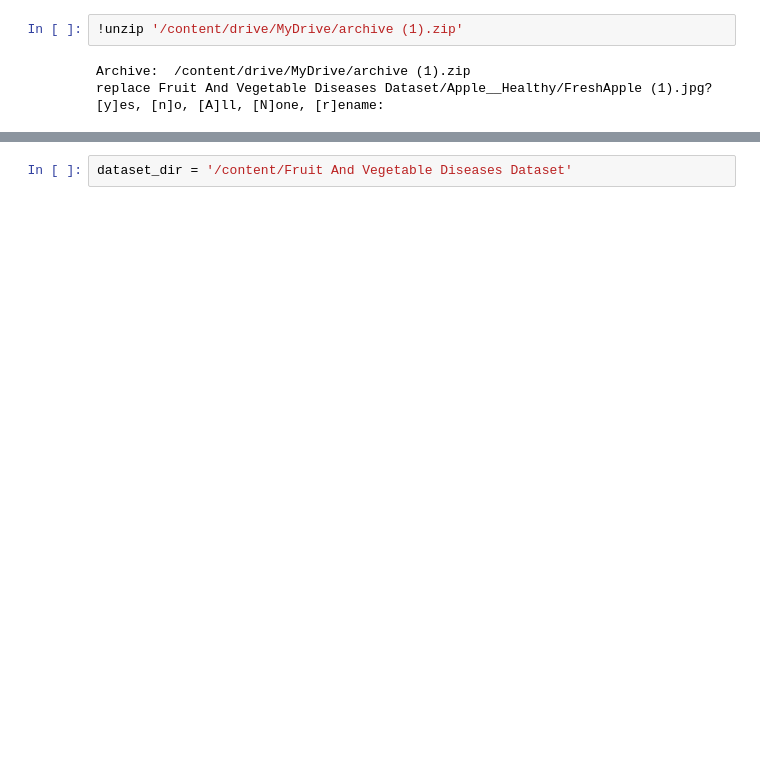
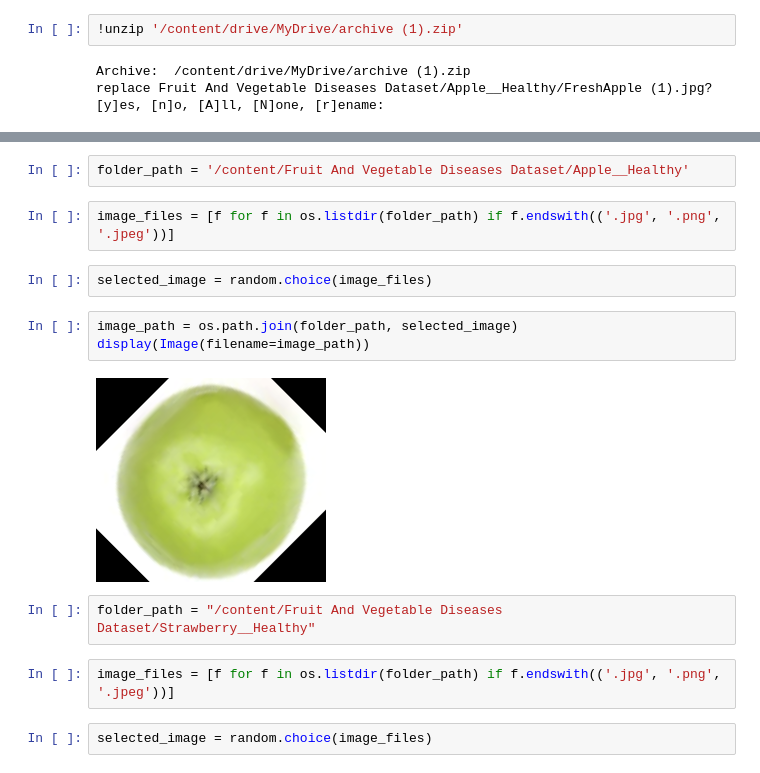
Before and after one commit to KJahnavi-1/Smart-Sorting-Transfer-Learning-for-Identifying-Rotten-Fruits-and-Vegetables, a Jupyter notebook: SmartSorting.ipynb, the cells around one changed output, grey strips where cells are left out. Drawn from its saved outputs; the diff is of its cells as text; blank space fills up the shorter version.

```diff
--- a/SmartSorting.ipynb
+++ b/SmartSorting.ipynb
@@ -26,2 +119,17 @@ replace Fruit And Vegetable Diseases Dataset/Apple__Healthy/FreshApple (1).jpg?
 # %%
-dataset_dir = '/content/Fruit And Vegetable Diseases Dataset'
+folder_path = '/content/Fruit And Vegetable Diseases Dataset/Apple__Healthy'
+# %%
+image_files = [f for f in os.listdir(folder_path) if f.endswith(('.jpg', '.png', '.jpeg'))]
+# %%
+selected_image = random.choice(image_files)
+# %%
+image_path = os.path.join(folder_path, selected_image)
+display(Image(filename=image_path))
+# %% [output]
+[figure, added]
+# %%
+folder_path = "/content/Fruit And Vegetable Diseases Dataset/Strawberry__Healthy"
+# %%
+image_files = [f for f in os.listdir(folder_path) if f.endswith(('.jpg', '.png', '.jpeg'))]
+# %%
+selected_image = random.choice(image_files)
```
Also changed, not shown: parts of 39 cells of this notebook.
